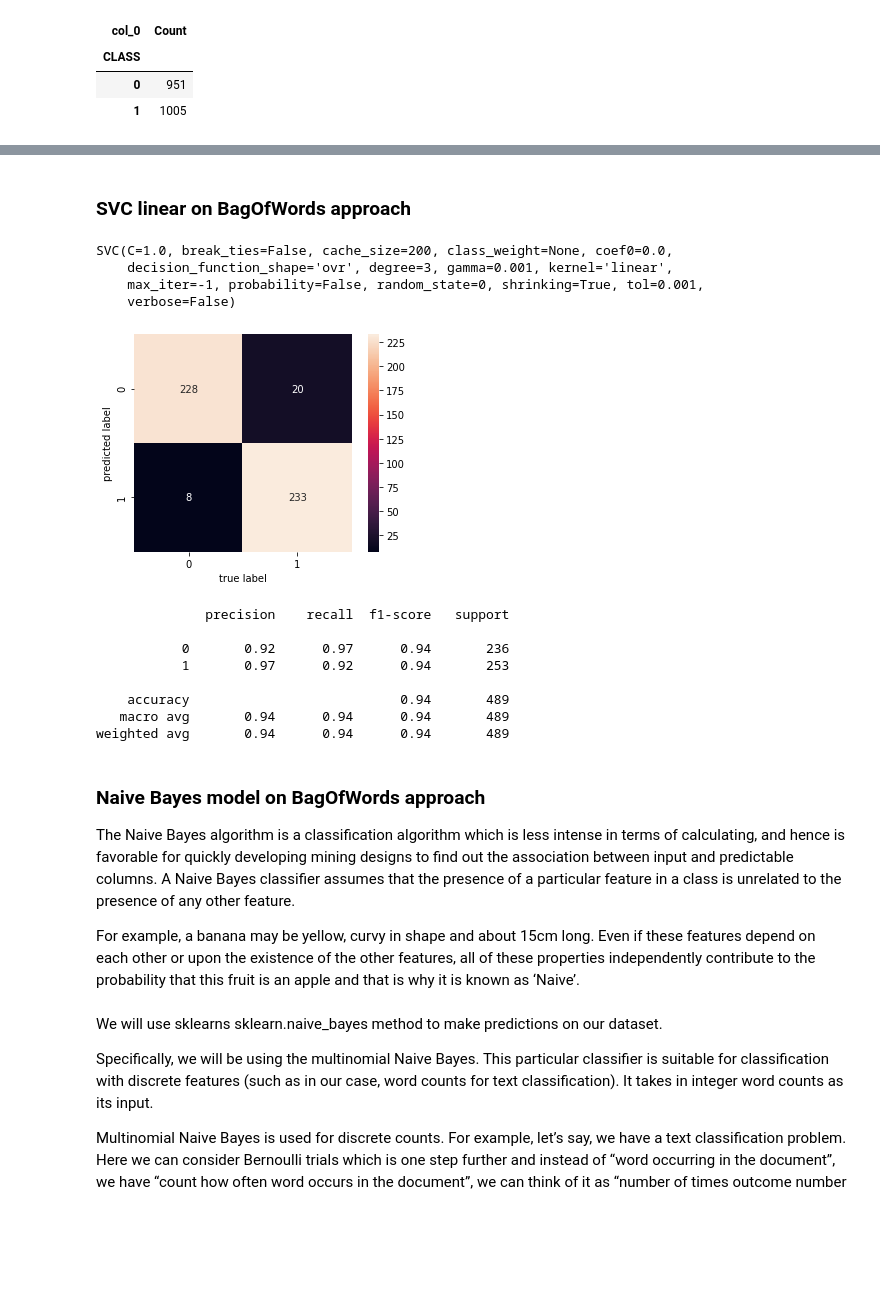
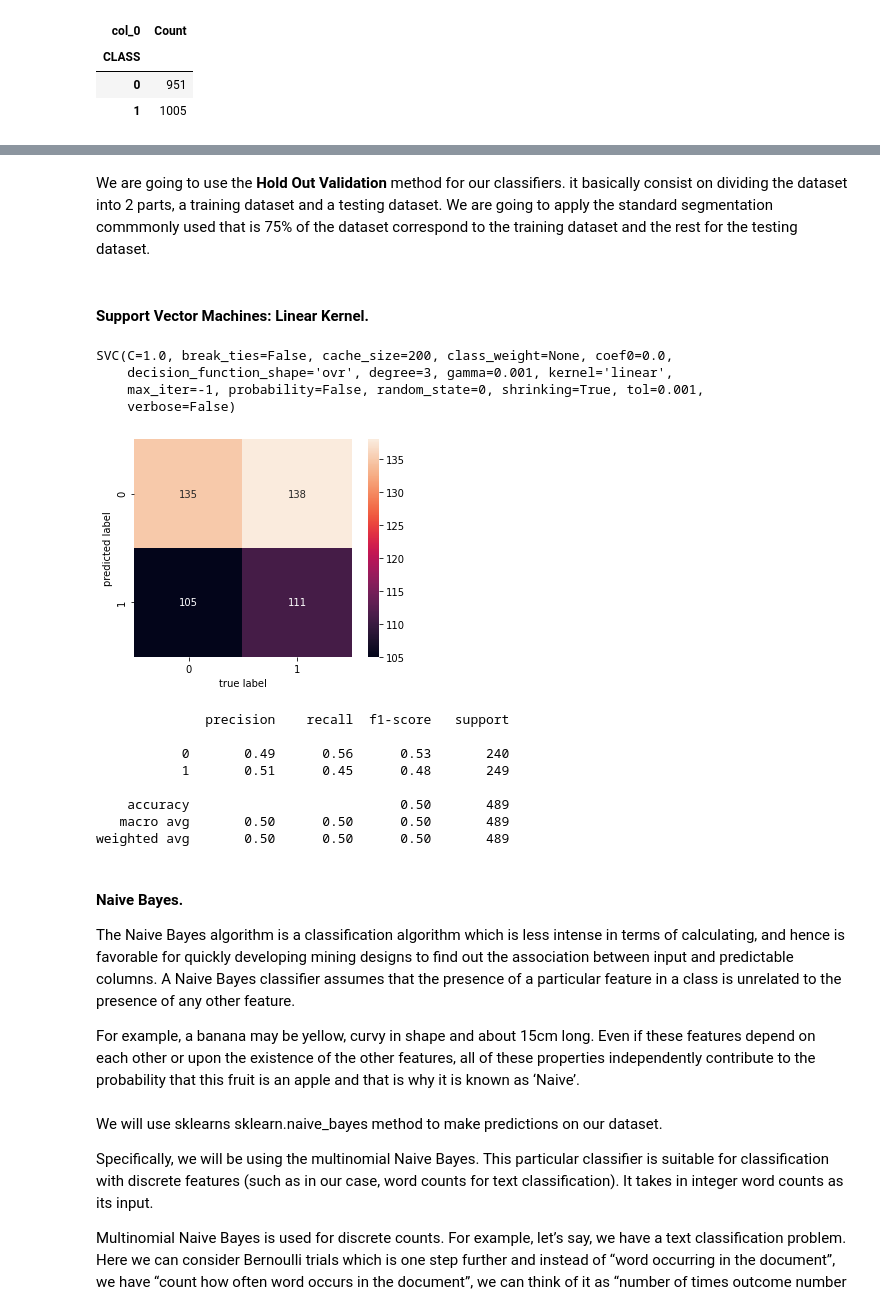
Before and after one commit to datarepresentation/spam-detector, a Jupyter notebook: spamDetector.ipynb, the cells around one changed output, grey strips where cells are left out. Drawn from its saved outputs; the diff is of its cells as text; code cells hidden in the pictures; blank space fills up the shorter version.

Commit message:
cleaned up the code, added KNN implementation

```diff
--- a/spamDetector.ipynb
+++ b/spamDetector.ipynb
@@ -253,0 +258,18 @@ According to the paper, they achieved better results by not filtering stopwords
+# %%
+clean_spam_comments = df[df["CLASS"] == 1]["CONTENT"]
+clean_ham_comments = df[df["CLASS"] == 0]["CONTENT"]
+
+spam_words = ''
+ham_words = ''
+
+for word in spam_comments:
+    text = word.lower()
+    tokens = nltk.word_tokenize(text)
+    for words in tokens:
+        spam_words = spam_words + words + ' '
+
+for word in ham_comments:
+    text = word.lower()
+    tokens = nltk.word_tokenize(text)
+    for words in tokens:
+        ham_words = ham_words + words + ' '
@@ -389,8 +425,11 @@ We have chosen these classifier because they tend to have a decent performance f
-# %% [markdown]
-### SVC linear on BagOfWords approach
+# %% [markdown]
+
+We are going to use the **Hold Out Validation** method for our classifiers. it basically consist on dividing the dataset into 2 parts, a training dataset and a testing dataset. We are going to apply the standard segmentation commmonly used that is 75% of the dataset correspond to the training dataset and the rest for the testing dataset.
 # %%
 from sklearn.model_selection import train_test_split
 X_train, X_test, y_train, y_test = train_test_split(X, y, test_size=0.25)
+# %% [markdown]
+#### **Support Vector Machines: Linear Kernel.**
 # %%
 from sklearn.svm import SVC #support vector classifier
 clf = SVC(kernel='linear', random_state=0, gamma=0.001).fit(X_train, y_train)
@@ -403,27 +442,27 @@ SVC(C=1.0, break_ties=False, cache_size=200, class_weight=None, coef0=0.0,
 # %%
 from sklearn.metrics import confusion_matrix, classification_report
 import seaborn as sns
-y_pred = clf.predict(X_test)
+y_pred_svm = clf.predict(X_test)
 mat = confusion_matrix(y_test, y_pred) #Print the number of good/bad classified points
 sns.heatmap(mat.T, square=True, annot=True, fmt='d', cbar=True,
             xticklabels=[0,1], yticklabels=[0,1])
 plt.xlabel('true label')
 plt.ylabel('predicted label');
 # %% [output]
-[figure, old version]
+[figure, new version]
 # %%
 print(classification_report(y_test,y_pred))
 # %% [output]
               precision    recall  f1-score   support
 
-           0       0.92      0.97      0.94       236
-           1       0.97      0.92      0.94       253
+           0       0.49      0.56      0.53       240
+           1       0.51      0.45      0.48       249
 
-    accuracy                           0.94       489
-   macro avg       0.94      0.94      0.94       489
-weighted avg       0.94      0.94      0.94       489
+    accuracy                           0.50       489
+   macro avg       0.50      0.50      0.50       489
+weighted avg       0.50      0.50      0.50       489
 # %% [markdown]
-### Naive Bayes model on BagOfWords approach
+#### **Naive Bayes.**
 
 The Naive Bayes algorithm is a classification algorithm which is less intense in terms of calculating, and hence is favorable for quickly developing mining designs to find out the association between input and predictable columns. A Naive Bayes classifier assumes that the presence of a particular feature in a class is unrelated to the presence of any other feature.
 
```
Also changed, not shown: parts of 124 cells of this notebook.
